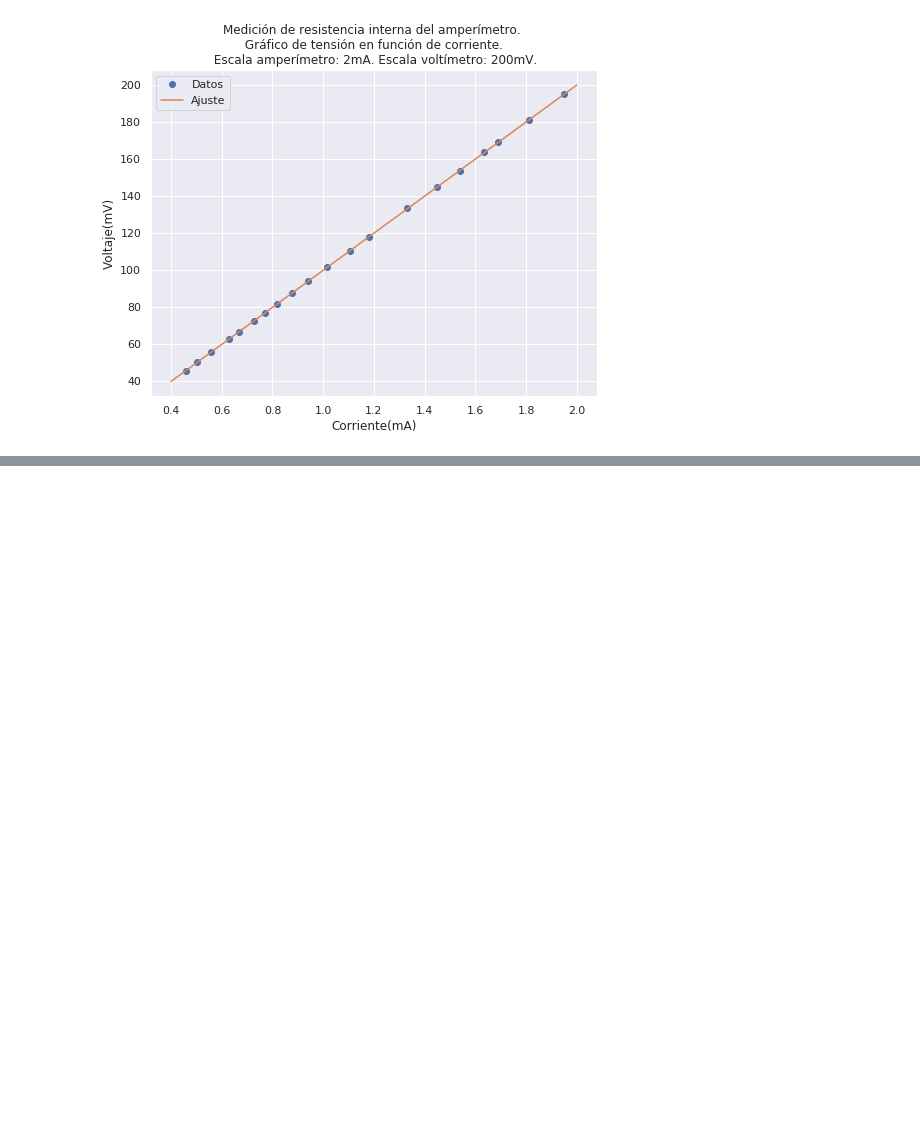
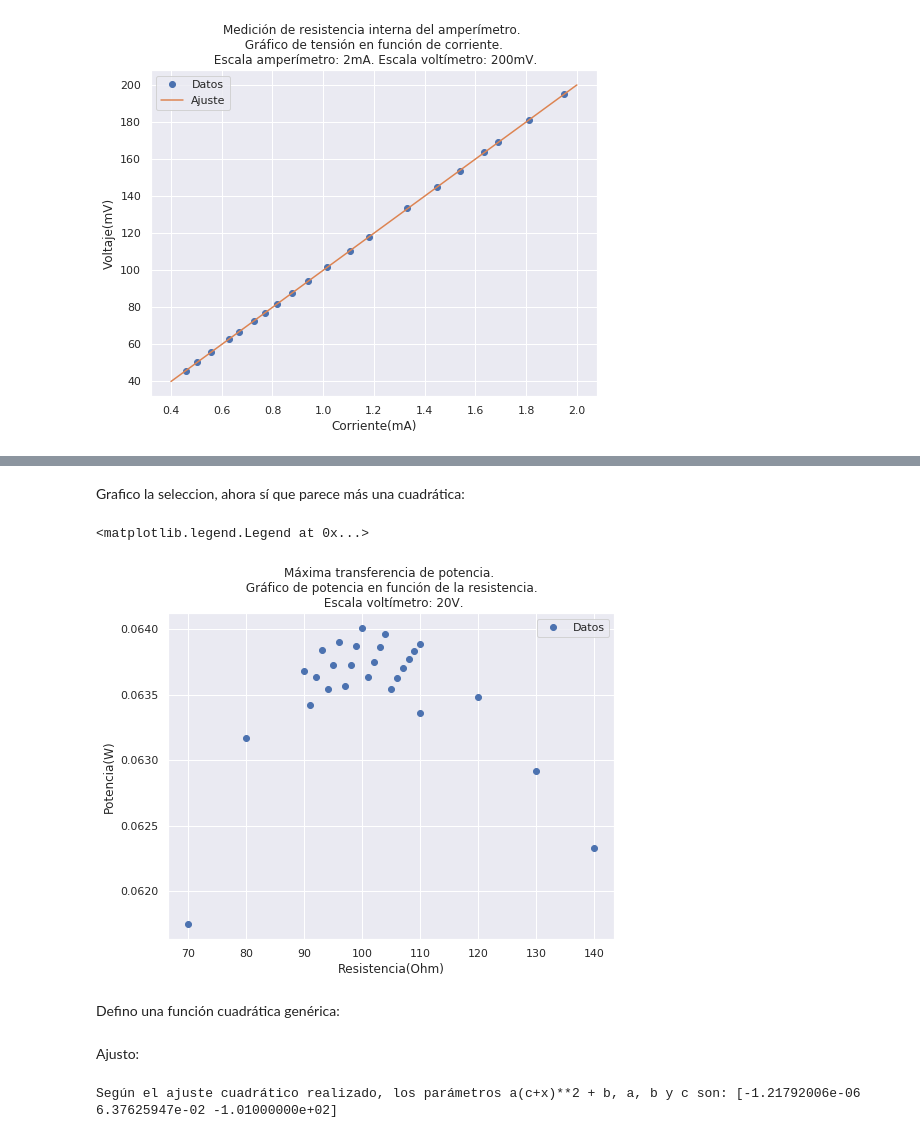
Before and after one commit to mercedesabril/Laboratorio3, a Jupyter notebook: Informe1/Informe1.ipynb, the cells around one changed output, grey strips where cells are left out. Saved outputs shown, nothing was run; the diff lists cells and outputs as text; code cells hidden in the pictures; blank space fills up the shorter version.

```diff
--- a/Informe1/Informe1.ipynb
+++ b/Informe1/Informe1.ipynb
@@ -121,0 +231,22 @@ plt.legend()
+# %%
+seleccionP = []
+seleccionR = []
+
+for i in range(len(P)):
+    if P[i] > 0.0615: # 0.061 es un número cercano al máximo
+        seleccionP.append(P[i])
+        seleccionR.append(medpot.lectura_resistencia[i])
+# %% [markdown]
+Grafico la seleccion, ahora sí que parece más una cuadrática:
+# %%
+fig = plt.figure(figsize = [8,6])
+plt.plot(seleccionR, seleccionP, 'o', label = 'Datos')
+plt.title('Máxima transferencia de potencia. \n Gráfico de potencia en función de la resistencia. \n Escala voltímetro: 20V.')
+plt.xlabel('Resistencia(Ohm)')
+plt.ylabel('Potencia(W)')
+plt.legend()
+# %% [output]
+<matplotlib.legend.Legend at 0x...>
+[figure, added]
+# %% [markdown]
+Defino una función cuadrática genérica:
@@ -121,0 +257,8 @@ plt.legend()
+# %% [markdown]
+Ajusto:
+# %%
+params, var = curve_fit(cuad, seleccionR, seleccionP, p0=[1, 1, -100], bounds = ([-1, 0, -101],[10, 1, 10]))
+medpot.cargar_parametros(params, var)
+print('Según el ajuste cuadrático realizado, los parámetros a(c+x)**2 + b, a, b y c son:', medpot.parametros)
+# %% [output]
+Según el ajuste cuadrático realizado, los parámetros a(c+x)**2 + b, a, b y c son: [-1.21792006e-06  6.37625947e-02 -1.01000000e+02]
```
Also changed, not shown: parts of 26 cells of this notebook.
